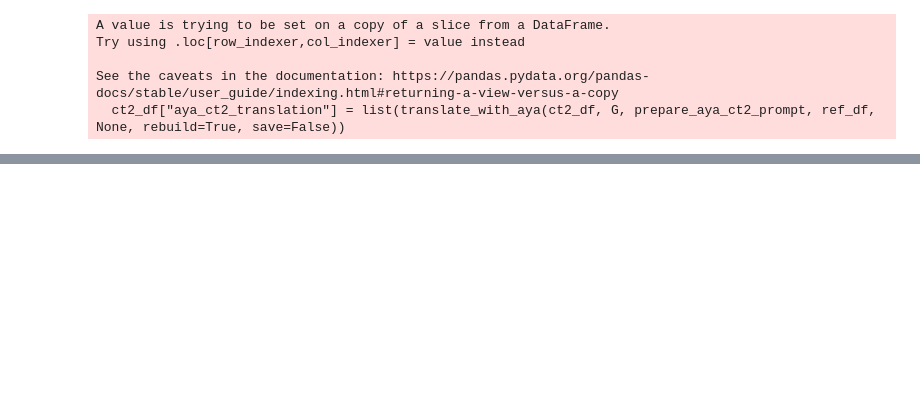
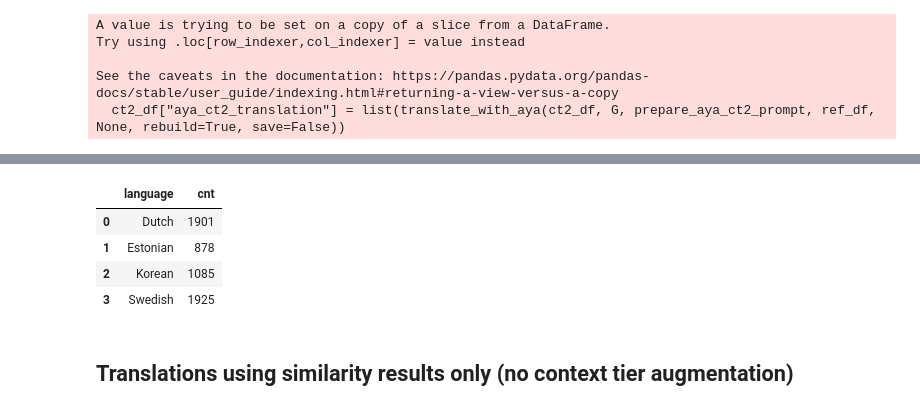
Before and after one commit to IHTSDO/snomed_translation_poc, a Jupyter notebook: translations.ipynb, the cells around one changed output, grey strips where cells are left out. Cells and saved outputs as stored; diff of their text form; code cells hidden in the pictures; blank space fills up the shorter version.

```diff
--- a/translations.ipynb
+++ b/translations.ipynb
@@ -573,0 +704,28 @@ ct2_df.to_csv(CT2_OUTPUT_PATH)
+# %%
+from copy import deepcopy
+
+# sim_df = deepcopy(all_df)
+
+# sim_df["similarity_tier"] = [
+#     "Tier 1" if find_similar(row, G, keys, ref_df) != [] else "All Translations"
+#     for row in tqdm(sim_df.itertuples(), total=sim_df.shape[0])
+# ]
+
+sim_df = sim_df[sim_df.similarity_tier == "Tier 1"]
+
+(
+    sim_df
+    .reset_index()
+    .groupby(["language"])
+    .size()
+    .rename("cnt")
+    .reset_index()
+)
+# %% [output]
+|  | language | cnt |
+| 0 | Dutch | 1901 |
+| 1 | Estonian | 878 |
+| 2 | Korean | 1085 |
+| 3 | Swedish | 1925 |
+# %% [markdown]
+## Translations using similarity results only (no context tier augmentation)
```
Also changed, not shown: parts of 54 cells of this notebook, 1 other file.
